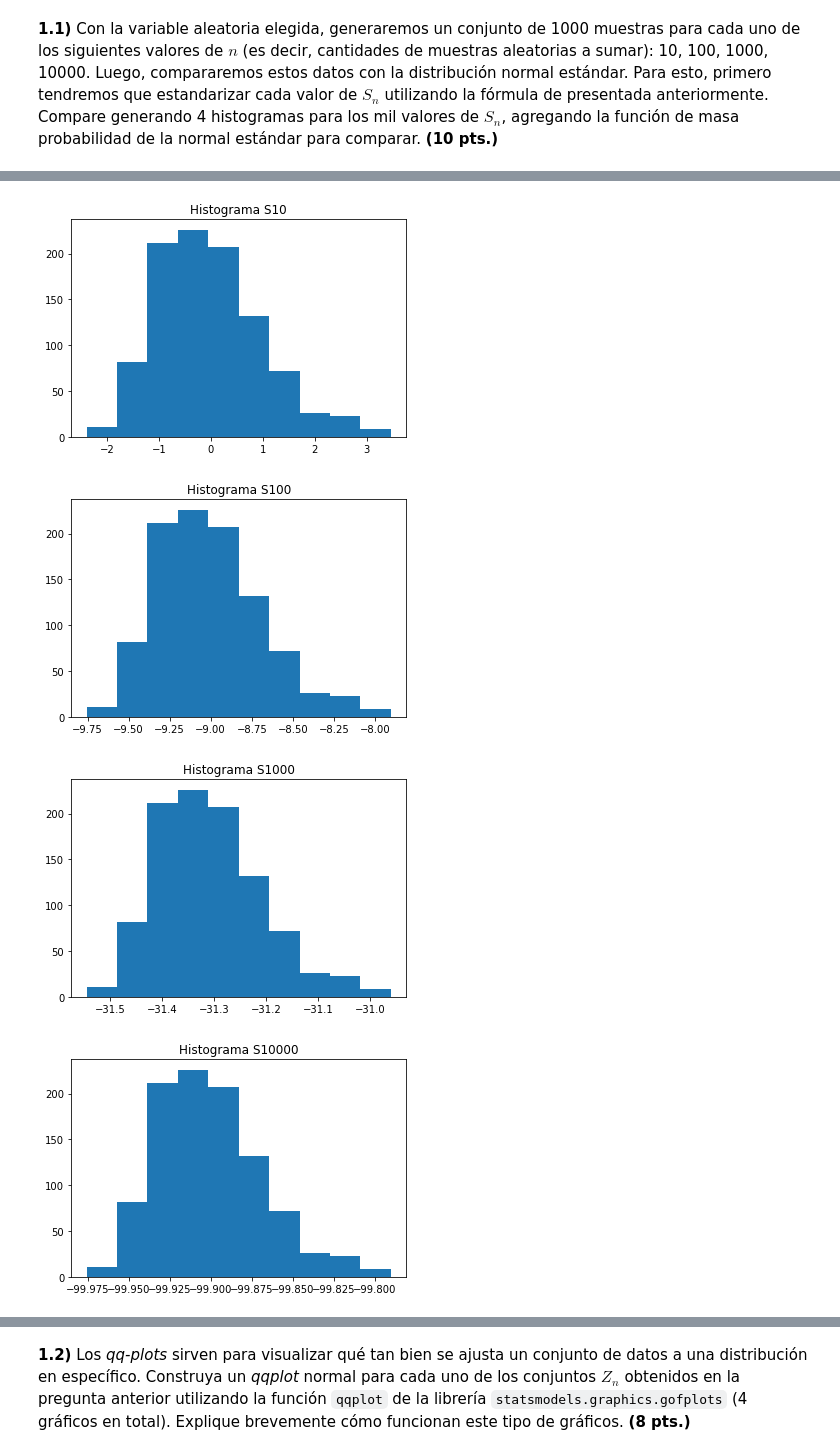
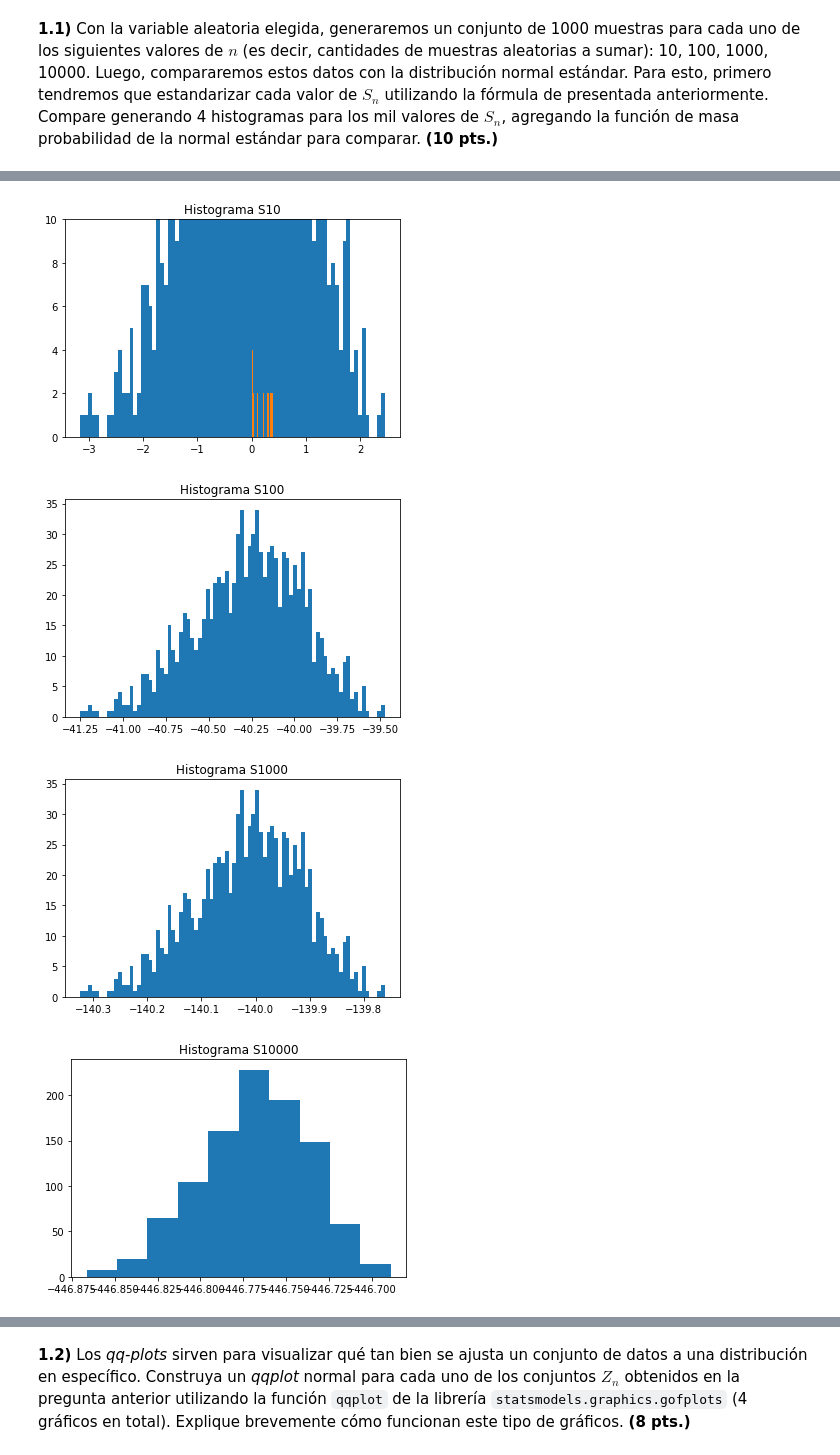
Before and after one commit to Camilo-Duque98/EstadisticaComputacional, a Jupyter notebook: lec-3-Los Dockeritos/lec-3.ipynb, the cells around one changed output, grey strips where cells are left out. Saved outputs shown, nothing was run; the diff lists cells and outputs as text; code cells hidden in the pictures.

```diff
--- a/lec-3-Los Dockeritos/lec-3.ipynb
+++ b/lec-3-Los Dockeritos/lec-3.ipynb
@@ -85,6 +85,7 @@ def get_random_variable(option: int):
     else:
         raise ValueError("Debe elegir una opcion entre 1 y 5")
 # %%
-X = get_random_variable(2)
+X = get_random_variable(1)
 mean = X.mean()
 std_dev = X.std()
+print(mean,std_dev)
@@ -93,46 +140,60 @@ std_dev = X.std()
 # %%
 #MUESTRAS
-s10=[sum(X.rvs(size=10))for i in range(1000)]
+s10=[sum(X.rvs(size=10)) for i in range(1000)]
 s100=[sum(X.rvs(size=100))for i in range(1000)]
 s1000=[sum(X.rvs(size=1000))for i in range(1000)]
 s10000=[sum(X.rvs(size=10000))for i in range(1000)]
 
 #ESTANDARIZACION
 def estandarizacion(muestra:list,esperanza:float,desviacionestandar:float,n:int)->list:
     muestraaux=[]
     for x in range(len(muestra)):
         tmpvalue=(muestra[x]-(n*esperanza))/(desviacionestandar*np.sqrt(n))
         muestraaux.append(tmpvalue)
     return muestraaux
 #ZN
 s10stdr=estandarizacion(s10,mean,std_dev,10)
 s100stdr=estandarizacion(s10,mean,std_dev,100)
 s1000stdr=estandarizacion(s10,mean,std_dev,1000)
 s10000stdr=estandarizacion(s10,mean,std_dev,10000)
 
 #Normal Estandar
-
+x_axis = np.arange(-10,10, 0.1)
 #FALTA GENERAR LA NORMAL Y FUNCION DE MASA#
 
 #HISTOGRAMAS
 plt.title("Histograma S10")
-plt.hist(s10stdr,label="S10");
-#plt.plot(ns10)
+x_axis = np.arange(-20,20, 0.1)
+normal = sp.norm.pdf(x_axis,0, 1)
+#plt.plot(x_axis, normal)
+plt.hist(s10stdr,bins=80,label="S10")
+plt.hist(normal,bins=60,label="Normal")
+plt.ylim(0,10)
 plt.show()
 
 plt.title("Histograma S100")
-plt.hist(s100stdr,label="S100");
+x_axis = np.arange(-50,50, 0.1)
+normal = sp.norm.pdf(x_axis,0, 1)
+plt.hist(s100stdr,bins=80,label="S100")
+#plt.hist(normal,bins=60,label="Normal")
+#plt.ylim(0,100)
 plt.show()
+
 plt.title("Histograma S1000")
-plt.hist(s1000stdr);
-#plt.hist(normal);
+plt.hist(s1000stdr,bins=80,label="S1000")
 plt.show()
+
 plt.title("Histograma S10000")
 plt.hist(s10000stdr);
-#plt.hist(normal);
 plt.show()
+
+plt.title("Normal")
+x_axis = np.arange(0,14, 0.1)
+normal = sp.norm.pdf(x_axis,10*mean, 10*std_dev)
+plt.plot(x_axis, normal)
+plt.show()
 # %% [output]
-[figure, old version]
+[figure, new version]
-[figure, old version]
+[figure, new version]
-[figure, old version]
+[figure, new version]
-[figure, old version]
+[figure, new version]
```
Also changed, not shown: parts of 6 cells of this notebook.
